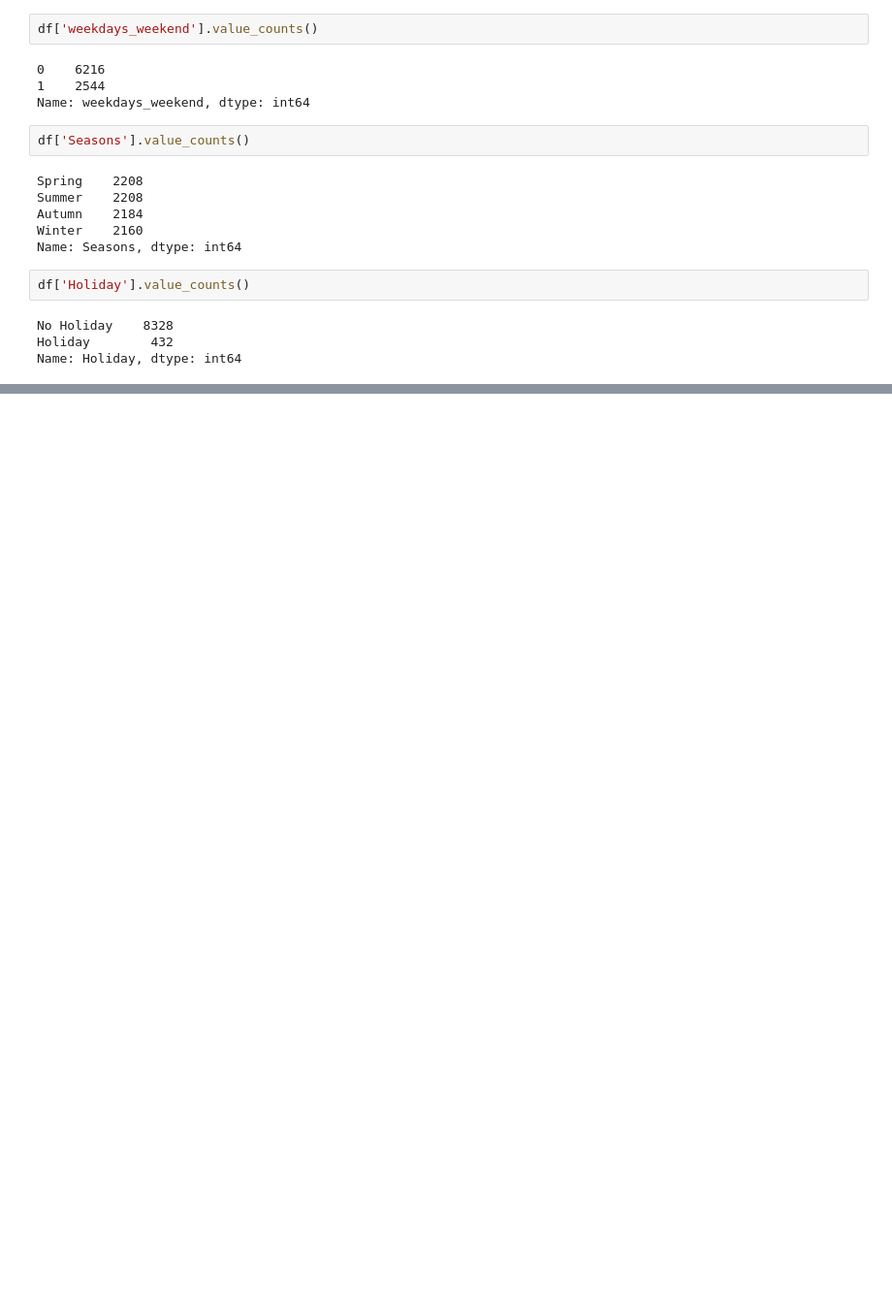
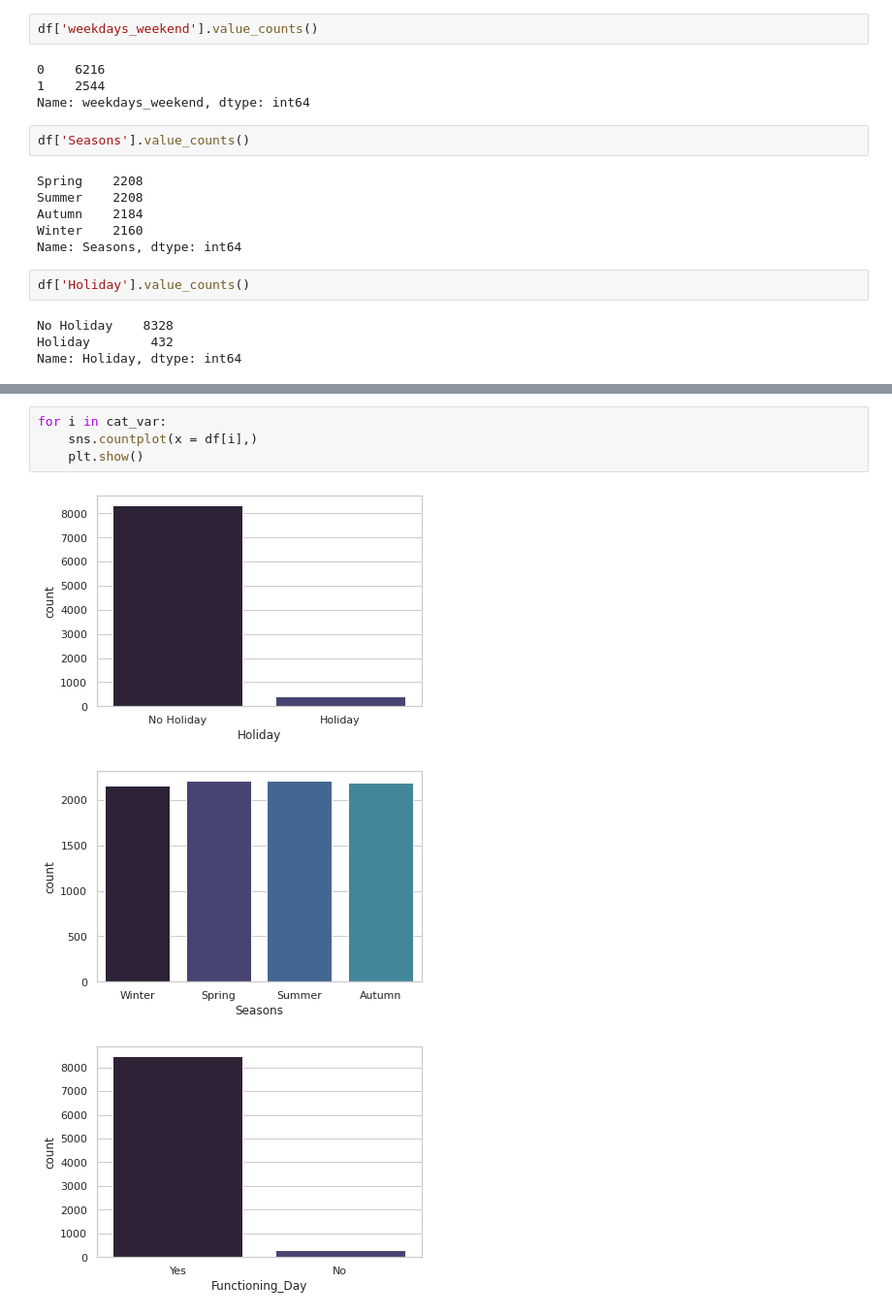
Before and after one commit to AnkitWalde/Bike-Sharing-Demand-Prediction, a Jupyter notebook: Bike_Sharing_Demand_Prediction_Capstone_Project.ipynb, the cells around one changed output, grey strips where cells are left out. Shown at 97% size. Cells and saved outputs as stored; diff of their text form; blank space fills up the shorter version.

```diff
--- a/Bike_Sharing_Demand_Prediction_Capstone_Project.ipynb
+++ b/Bike_Sharing_Demand_Prediction_Capstone_Project.ipynb
@@ -228,0 +290,8 @@ df=df.drop(['Dew_point_temperature'],axis=1)
+# %%
+for i in cat_var:
+    sns.countplot(x = df[i],)
+    plt.show()
+# %% [output]
+[figure, added]
+[figure, added]
+[figure, added]
```
Also changed, not shown: parts of 153 cells of this notebook.
